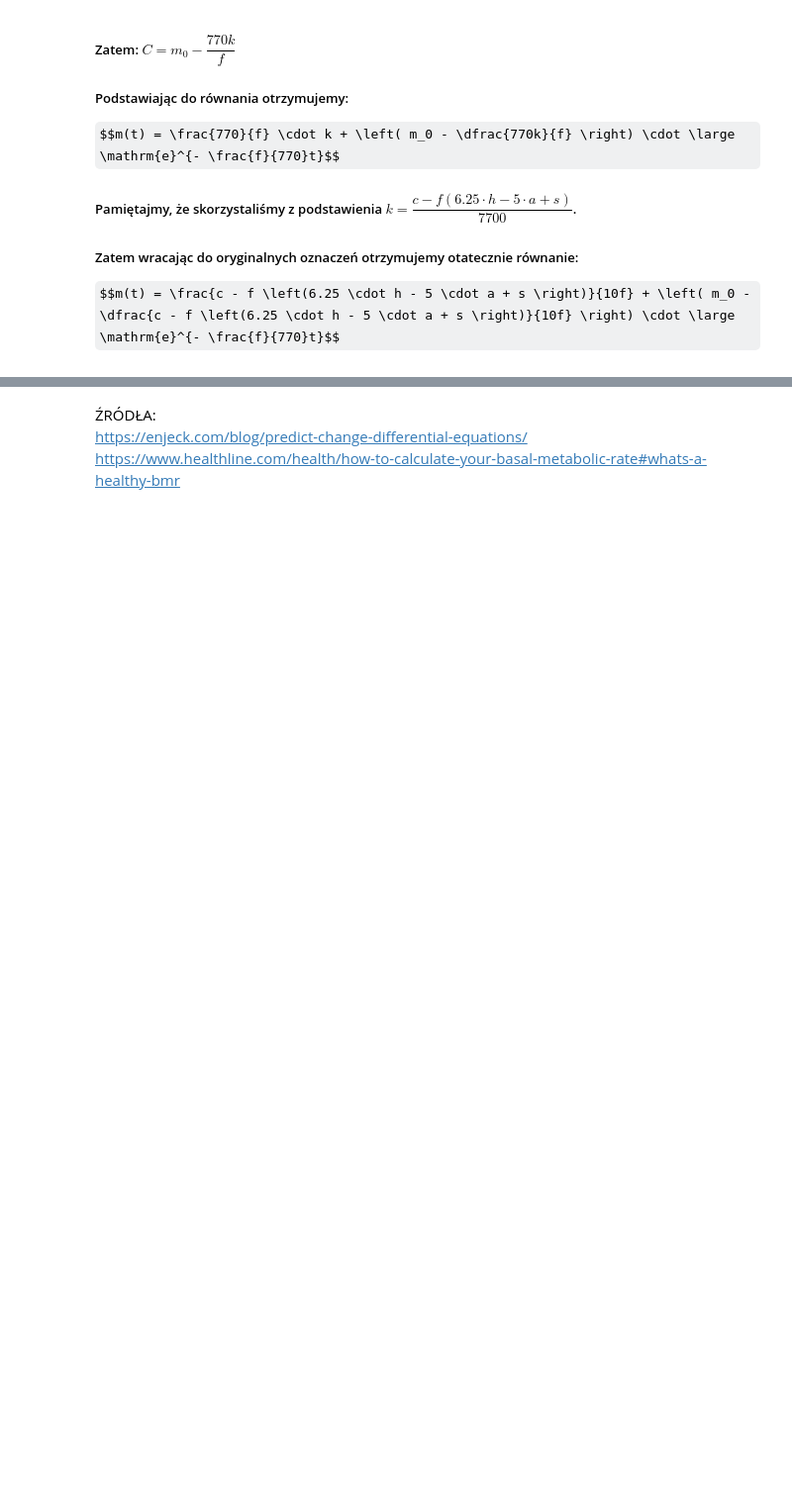
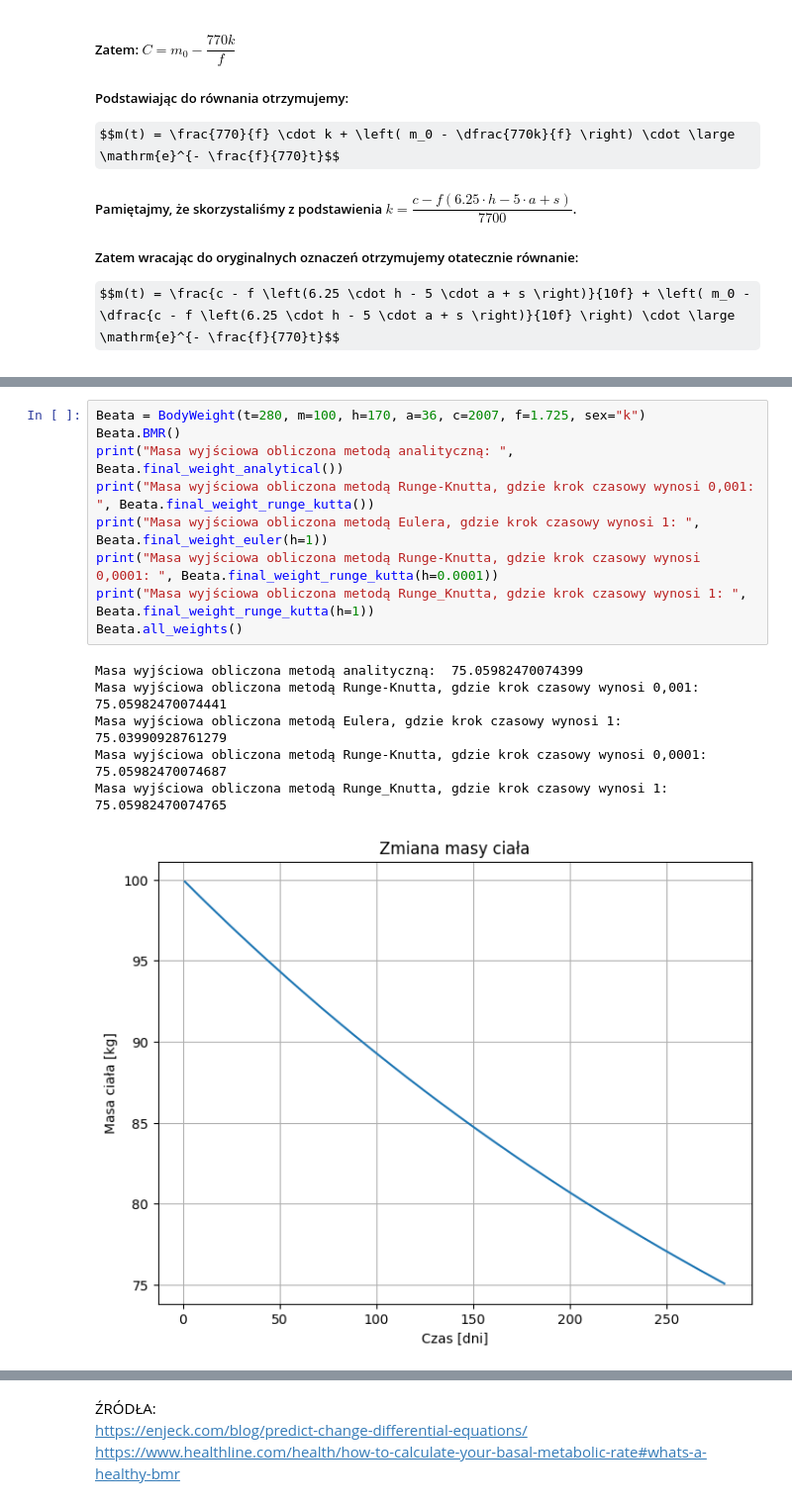
Before and after one commit to alicjagornik/Projekt_Rownania, a Jupyter notebook: tekst.ipynb, the cells around one changed output, grey strips where cells are left out. Shown at 99% size. Saved outputs shown, nothing was run; the diff lists cells and outputs as text; some formulas as TeX source; blank space fills up the shorter version.

```diff
--- a/tekst.ipynb
+++ b/tekst.ipynb
@@ -104,0 +285,16 @@ $$m(t) = \frac{c - f \left(6.25 \cdot h - 5 \cdot a + s \right)}{10f} + \left( m
+# %%
+Beata = BodyWeight(t=280, m=100, h=170, a=36, c=2007, f=1.725, sex="k")
+Beata.BMR()
+print("Masa wyjściowa obliczona metodą analityczną: ", Beata.final_weight_analytical())
+print("Masa wyjściowa obliczona metodą Runge-Knutta, gdzie krok czasowy wynosi 0,001: ", Beata.final_weight_runge_kutta())
+print("Masa wyjściowa obliczona metodą Eulera, gdzie krok czasowy wynosi 1: ", Beata.final_weight_euler(h=1))
+print("Masa wyjściowa obliczona metodą Runge-Knutta, gdzie krok czasowy wynosi 0,0001: ", Beata.final_weight_runge_kutta(h=0.0001))
+print("Masa wyjściowa obliczona metodą Runge_Knutta, gdzie krok czasowy wynosi 1: ", Beata.final_weight_runge_kutta(h=1))
+Beata.all_weights()
+# %% [output]
+Masa wyjściowa obliczona metodą analityczną:  75.05982470074399
+Masa wyjściowa obliczona metodą Runge-Knutta, gdzie krok czasowy wynosi 0,001:  75.05982470074441
+Masa wyjściowa obliczona metodą Eulera, gdzie krok czasowy wynosi 1:  75.03990928761279
+Masa wyjściowa obliczona metodą Runge-Knutta, gdzie krok czasowy wynosi 0,0001:  75.05982470074687
+Masa wyjściowa obliczona metodą Runge_Knutta, gdzie krok czasowy wynosi 1:  75.05982470074765
+[figure, added]
```
Also changed, not shown: parts of 9 cells of this notebook.
